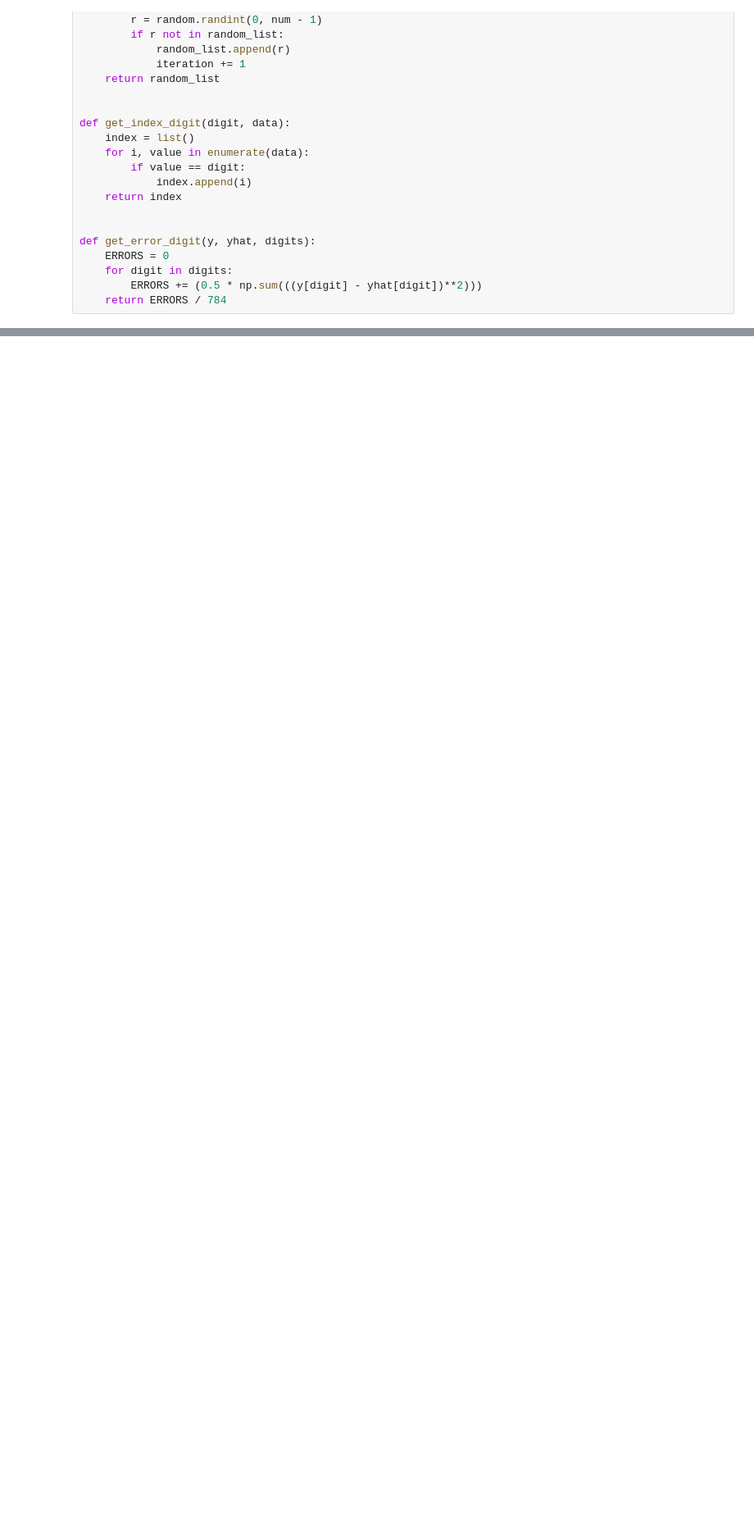
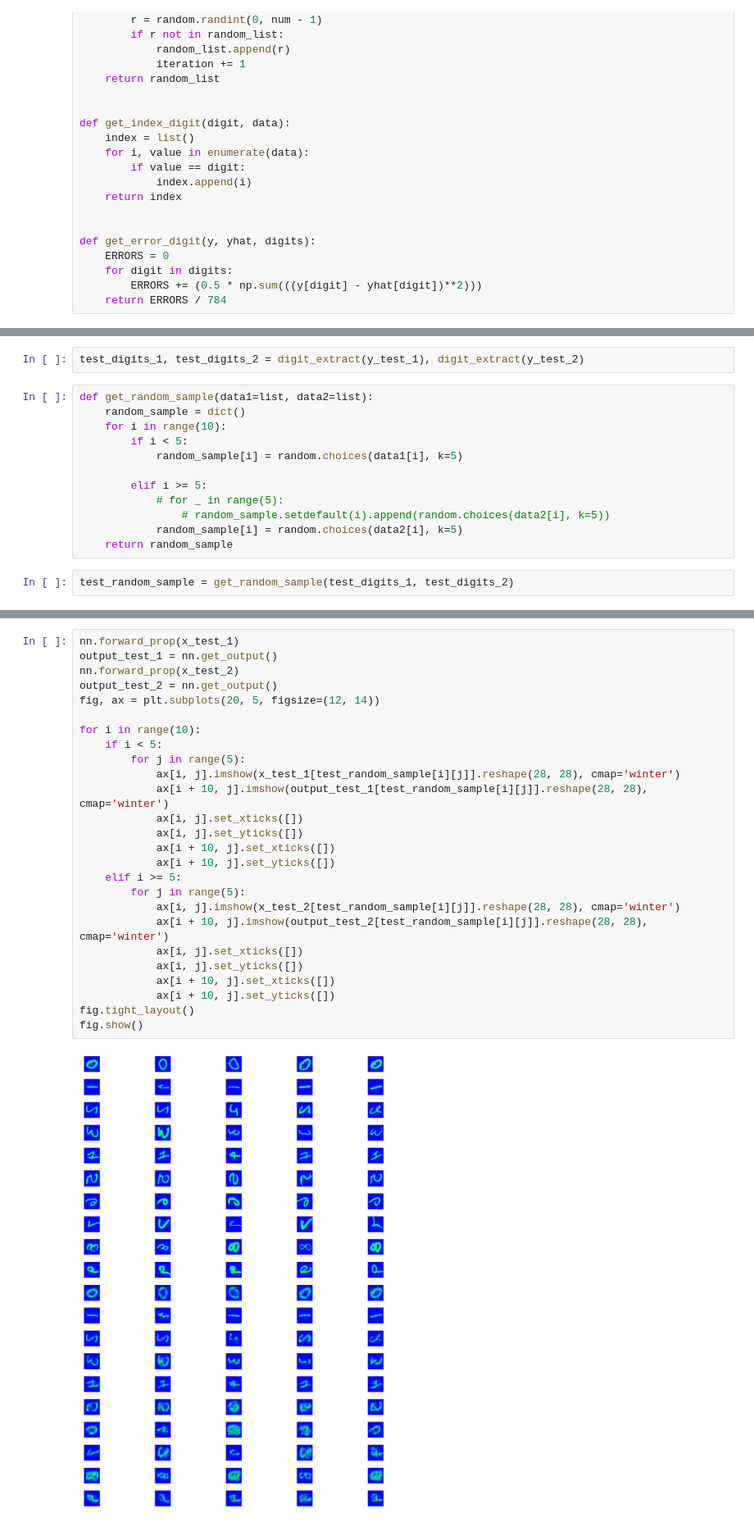
Before and after one commit to jacklvd/intelligent_sys, a Jupyter notebook: HW4/src/autoencoder.ipynb, the cells around one changed output, grey strips where cells are left out. Shown at 82% size. Cells and saved outputs as stored; diff of their text form; blank space fills up the shorter version.

```diff
--- a/HW4/src/autoencoder.ipynb
+++ b/HW4/src/autoencoder.ipynb
@@ -267,0 +307,16 @@ fig.savefig('../assets/sample_output.png')
+# %%
+test_digits_1, test_digits_2 = digit_extract(y_test_1), digit_extract(y_test_2)
+# %%
+def get_random_sample(data1=list, data2=list):
+    random_sample = dict()
+    for i in range(10):
+        if i < 5:
+            random_sample[i] = random.choices(data1[i], k=5)
+
+        elif i >= 5:
+            # for _ in range(5):
+                # random_sample.setdefault(i).append(random.choices(data2[i], k=5))
+            random_sample[i] = random.choices(data2[i], k=5)
+    return random_sample
+# %%
+test_random_sample = get_random_sample(test_digits_1, test_digits_2)
@@ -267,0 +336,28 @@ fig.savefig('../assets/sample_output.png')
+# %%
+nn.forward_prop(x_test_1)
+output_test_1 = nn.get_output()
+nn.forward_prop(x_test_2)
+output_test_2 = nn.get_output()
+fig, ax = plt.subplots(20, 5, figsize=(12, 14))
+
+for i in range(10):
+    if i < 5:
+        for j in range(5):
+            ax[i, j].imshow(x_test_1[test_random_sample[i][j]].reshape(28, 28), cmap='winter')
+            ax[i + 10, j].imshow(output_test_1[test_random_sample[i][j]].reshape(28, 28), cmap='winter')
+            ax[i, j].set_xticks([])
+            ax[i, j].set_yticks([])
+            ax[i + 10, j].set_xticks([])
+            ax[i + 10, j].set_yticks([])
+    elif i >= 5:
+        for j in range(5):
+            ax[i, j].imshow(x_test_2[test_random_sample[i][j]].reshape(28, 28), cmap='winter')
+            ax[i + 10, j].imshow(output_test_2[test_random_sample[i][j]].reshape(28, 28), cmap='winter')
+            ax[i, j].set_xticks([])
+            ax[i, j].set_yticks([])
+            ax[i + 10, j].set_xticks([])
+            ax[i + 10, j].set_yticks([])
+fig.tight_layout()
+fig.show()
+# %% [output]
+[figure, added]
```
Also changed, not shown: parts of 36 cells of this notebook, 12 other files.
